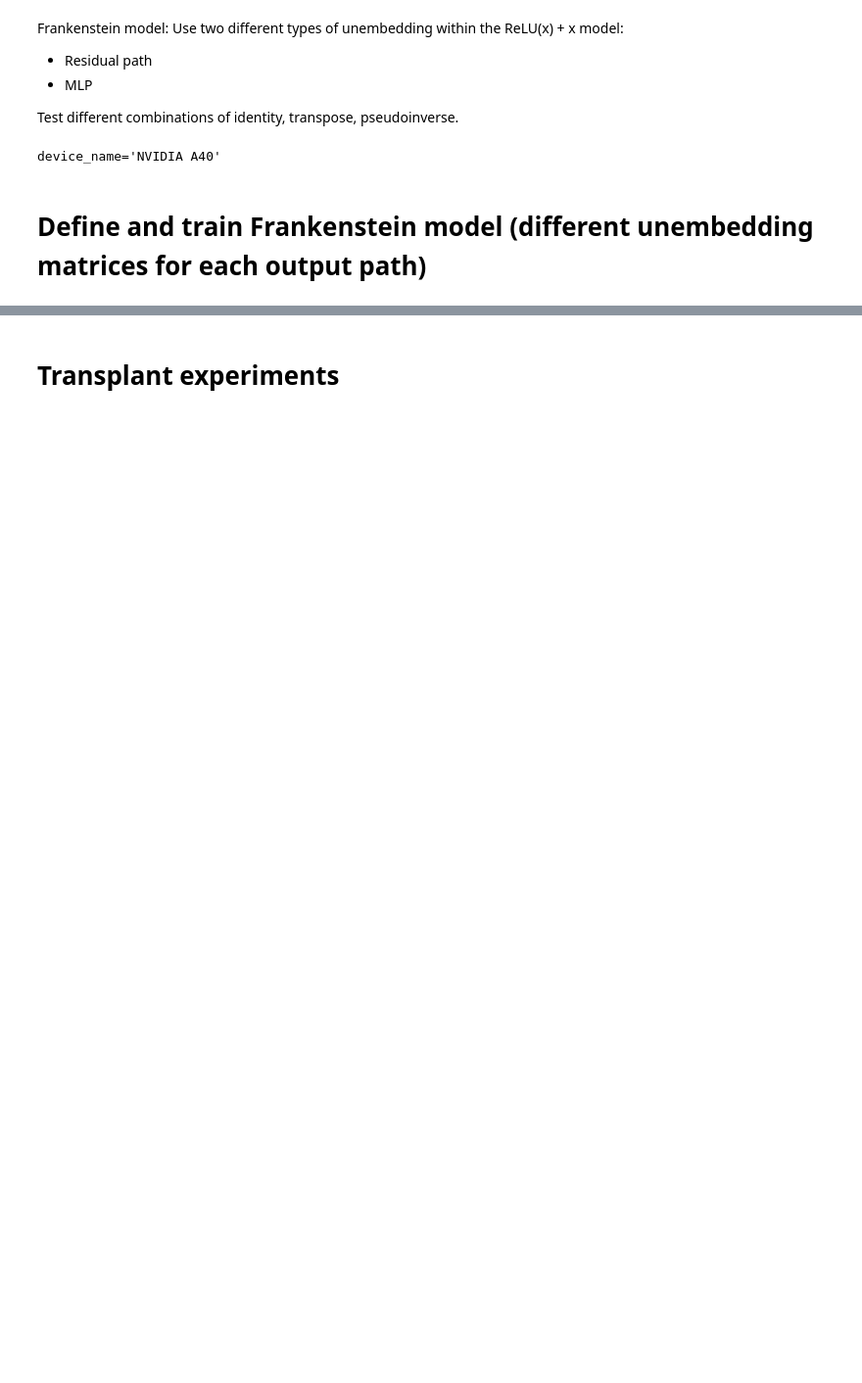
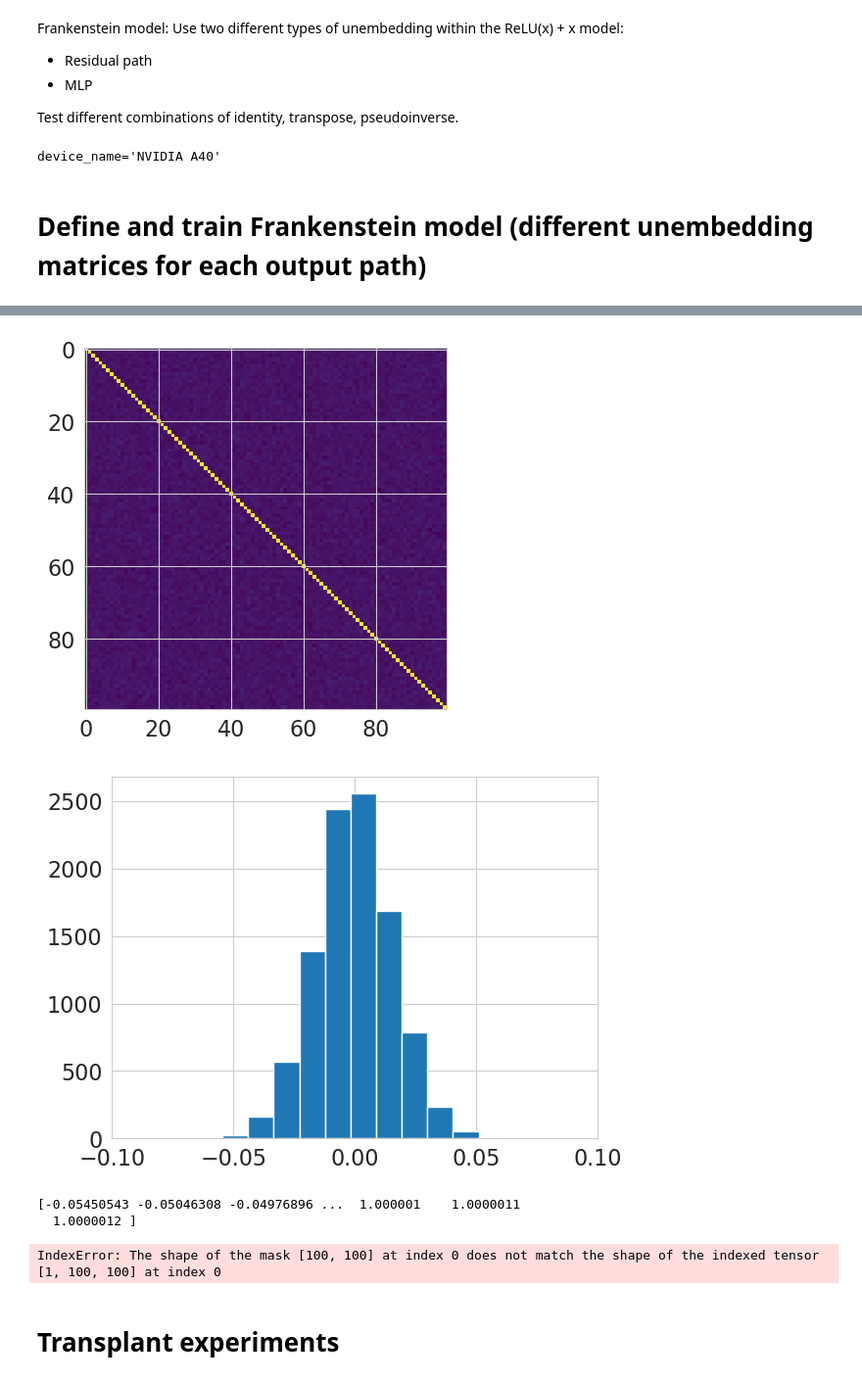
Before and after one commit to Stefan-Heimersheim/toy-model-of-computation-in-superposition, a Jupyter notebook: notebooks/frankenstein_model.ipynb, the cells around one changed output, grey strips where cells are left out. Shown at 98% size. Saved outputs shown, nothing was run; the diff lists cells and outputs as text; code cells hidden in the pictures; blank space fills up the shorter version.

```diff
--- a/notebooks/frankenstein_model.ipynb
+++ b/notebooks/frankenstein_model.ipynb
@@ -557,0 +946,28 @@ plt.show()
+# %%
+plt.figure()
+plt.imshow(model.WuT_e.squeeze(0).cpu().detach().numpy(), cmap = "viridis")
+plt.show()
+
+plt.figure()
+plt.hist(model.WuT_e.squeeze(0).cpu().detach().numpy().flatten(), bins=100)
+plt.xlim(-0.1, 0.1)
+plt.show()
+
+print(np.unique(model.WuT_e.squeeze(0).cpu().detach().numpy().flatten()))
+
+off_diag_mask = ~t.eye(100, dtype=t.bool, device=model.device)
+
+# 2) Select off-diagonals and move to CPU/NumPy
+off_vals = model.WuT_e[off_diag_mask].cpu().detach().numpy()
+
+# 3) Compute and print statistics
+print(f"mean   = {off_vals.mean():.4f}")
+print(f"median = {np.median(off_vals):.4f}")
+print(f"min    = {off_vals.min():.4f}")
+print(f"max    = {off_vals.max():.4f}")
+# %% [output]
+[figure, added]
+[figure, added]
+[-0.05450543 -0.05046308 -0.04976896 ...  1.000001    1.0000011
+  1.0000012 ]
+IndexError: The shape of the mask [100, 100] at index 0 does not match the shape of the indexed tensor [1, 100, 100] at index 0
```
Also changed, not shown: parts of 15 cells of this notebook.
